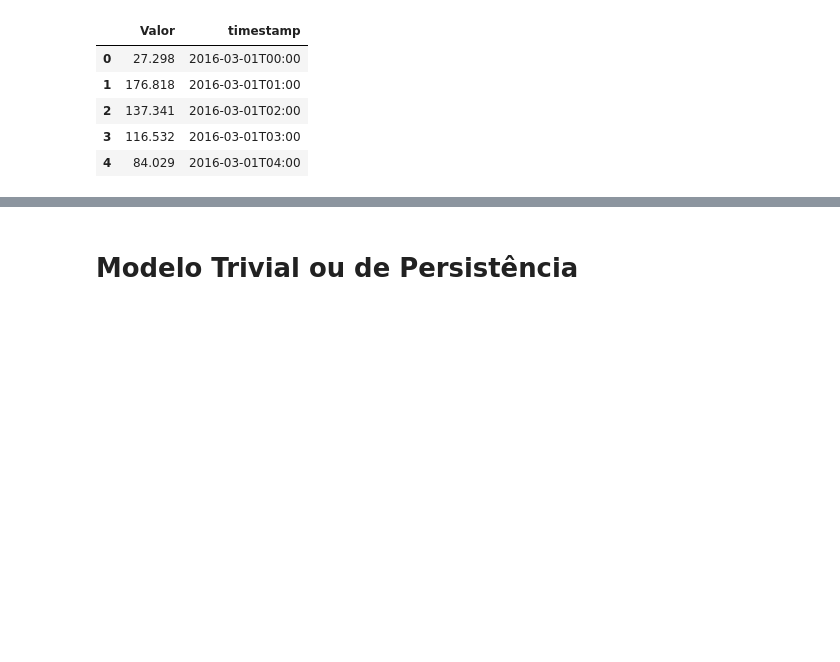
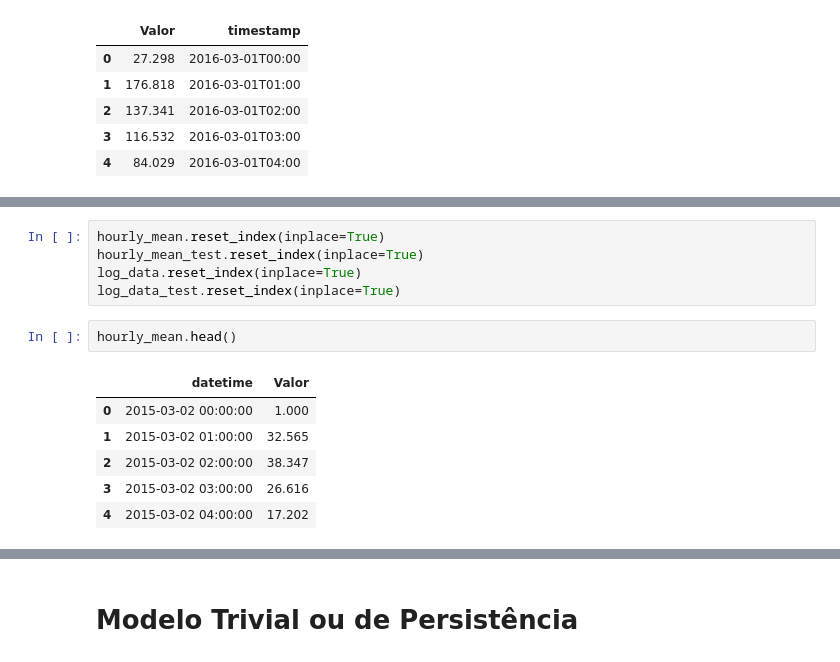
Before and after one commit to marcosvilela/modelagem-analitica-20.3, a Jupyter notebook: source/Fernando/Fernando-Parte2.ipynb, the cells around one changed output, grey strips where cells are left out. Cells and saved outputs as stored; diff of their text form; blank space fills up the shorter version.

```diff
--- a/source/Fernando/Fernando-Parte2.ipynb
+++ b/source/Fernando/Fernando-Parte2.ipynb
@@ -92,0 +156,14 @@ df_test.head()
+# %%
+hourly_mean.reset_index(inplace=True)
+hourly_mean_test.reset_index(inplace=True)
+log_data.reset_index(inplace=True)
+log_data_test.reset_index(inplace=True)
+# %%
+hourly_mean.head()
+# %% [output]
+|  | datetime | Valor |
+| 0 | 2015-03-02 00:00:00 | 1.000 |
+| 1 | 2015-03-02 01:00:00 | 32.565 |
+| 2 | 2015-03-02 02:00:00 | 38.347 |
+| 3 | 2015-03-02 03:00:00 | 26.616 |
+| 4 | 2015-03-02 04:00:00 | 17.202 |
```
Also changed, not shown: parts of 24 cells of this notebook.
